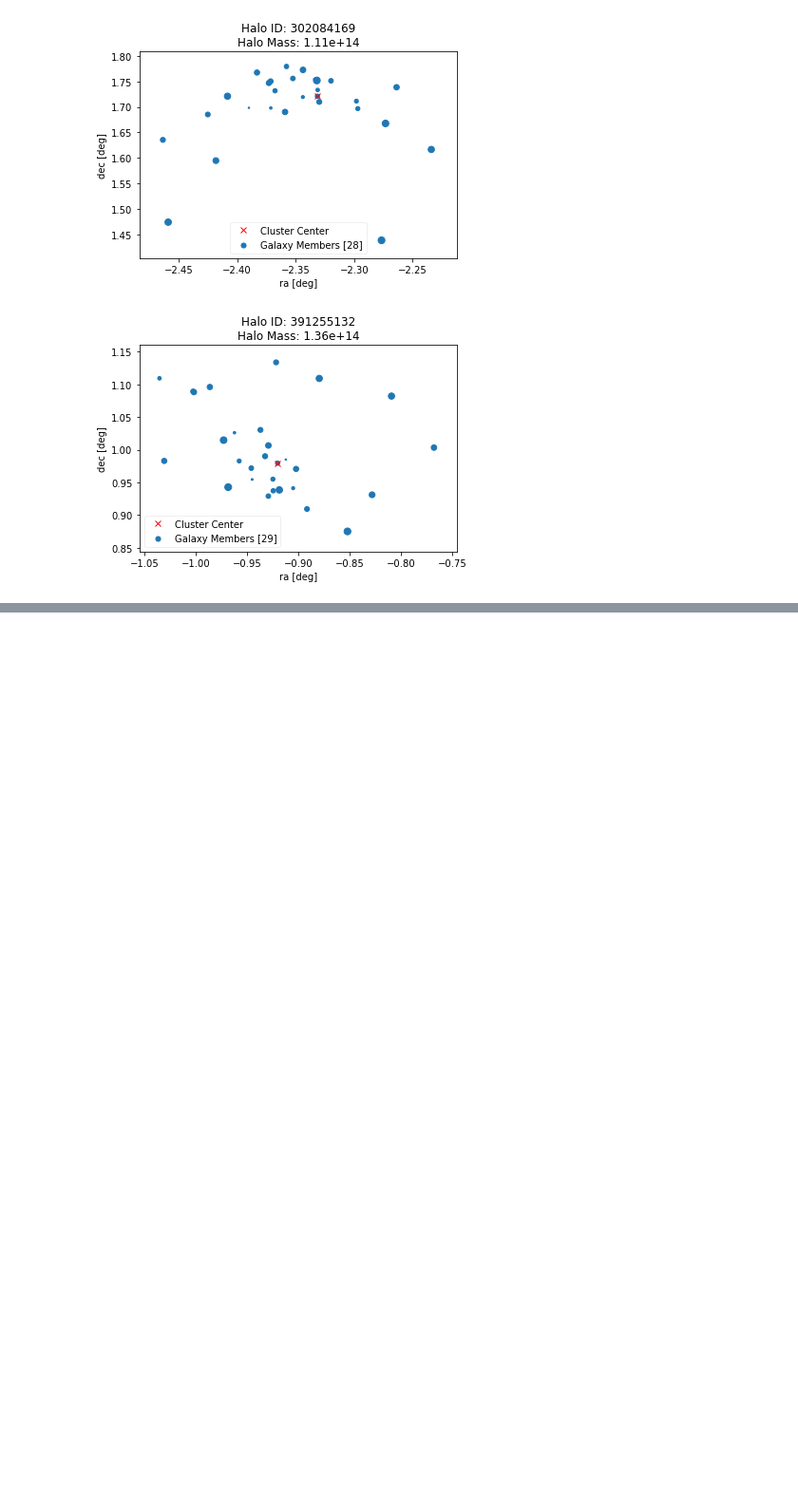
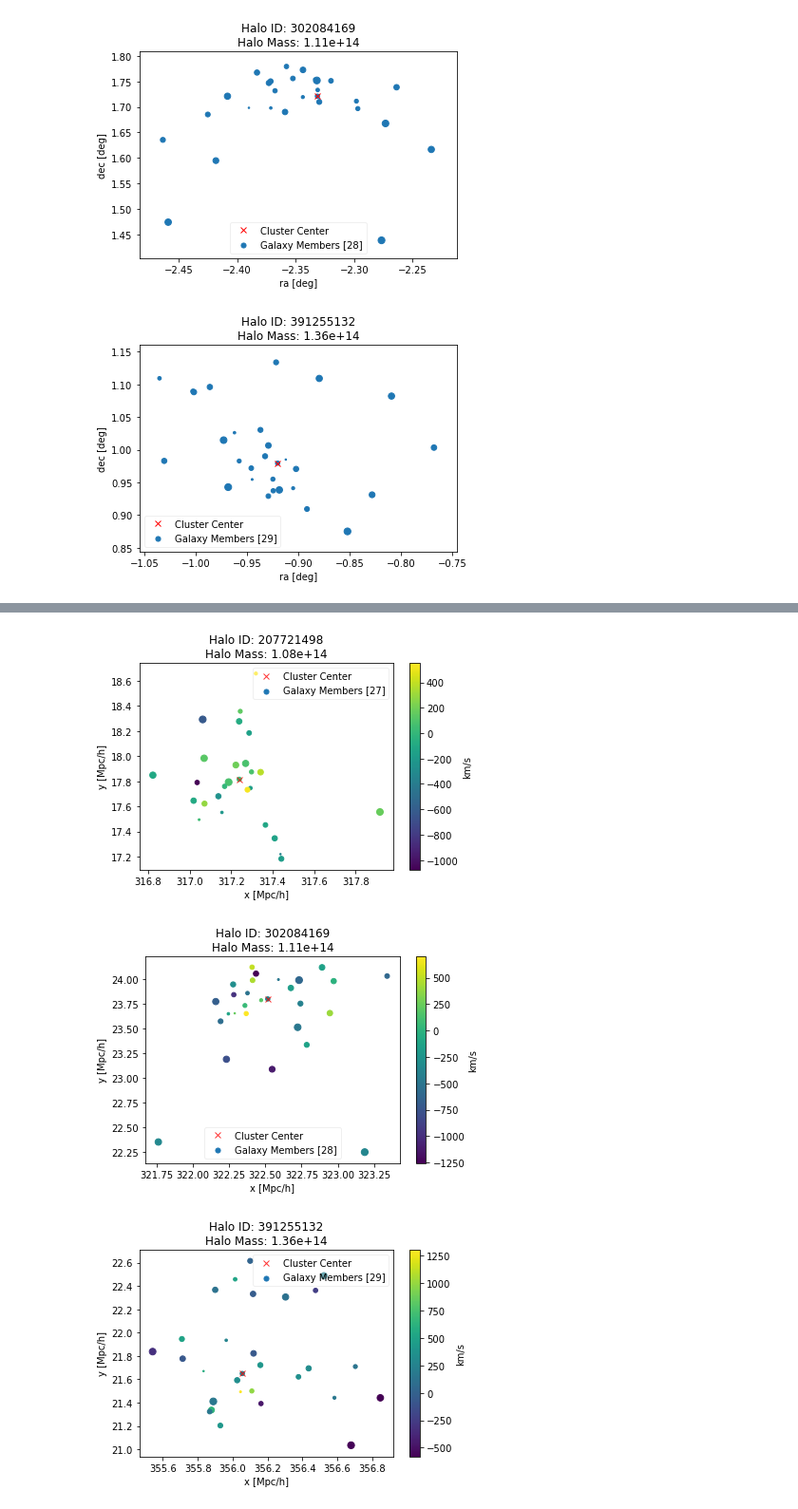
Before and after one commit to LSSTDESC/DC2-production, a Jupyter notebook: Notebooks/ProtoDC2_Cluster_Member_Cutout.ipynb, the cells around one changed output, grey strips where cells are left out. Shown at 95% size. Cells and saved outputs as stored; diff of their text form; code cells hidden in the pictures; blank space fills up the shorter version.

```diff
--- a/Notebooks/ProtoDC2_Cluster_Member_Cutout.ipynb
+++ b/Notebooks/ProtoDC2_Cluster_Member_Cutout.ipynb
@@ -32,0 +54,29 @@ plt.show()
+# %%
+#gc.list_all_quantities()
+galaxy_data = gc.get_quantities(['ra', 'dec', 'mag_r','halo_id','position_x','position_y','velocity_x','velocity_y'],filters=['mag_r < 19'])
+cluster_data = gc.get_quantities(['ra','dec', 'halo_mass','halo_id','position_x','position_y'],
+                                 filters=['isCentral','halo_mass > 1e14', 'redshift < 0.2'])
+# %%
+vel_x = np.array(galaxy_data['velocity_x'])
+for i in range(0, len(cluster_data['position_x'])):
+    x,y = cluster_data['position_x'][i], cluster_data['position_y'][i]
+    halo_id, halo_mass = cluster_data['halo_id'][i], cluster_data['halo_mass'][i]
+    slct_clstr = galaxy_data['halo_id']==halo_id
+    plt.figure()
+    plt.scatter(galaxy_data['position_x'][slct_clstr], galaxy_data['position_y'][slct_clstr],
+                s=(19-galaxy_data['mag_r'])*8, label ='Galaxy Members [{}]'.format(np.sum(slct_clstr)),
+               c = vel_x[slct_clstr],cmap='viridis')
+    plt.plot(x,y,'xr',label='Cluster Center', alpha=0.8)
+    plt.legend(loc='best',framealpha=0.3)
+    plt.xlabel(r'x [Mpc/h]')
+    plt.ylabel(r'y [Mpc/h]')
+    plt.title('Halo ID: {}\nHalo Mass: {:.2e}'.format(halo_id, halo_mass))
+    plt.colorbar(label='km/s')
+    if(i+1==3):
+        break
+
+plt.show()
+# %% [output]
+[figure, added]
+[figure, added]
+[figure, added]
```
Also changed, not shown: parts of 4 cells of this notebook.
